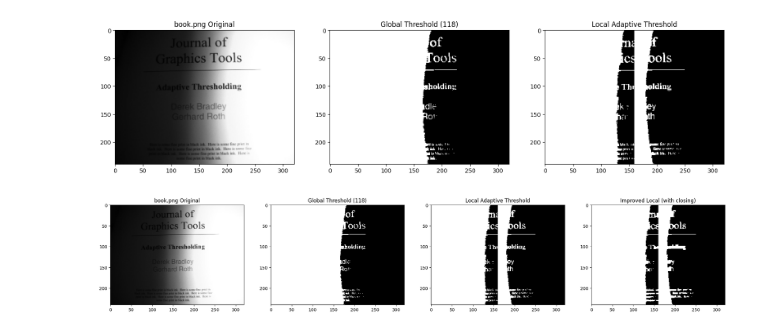
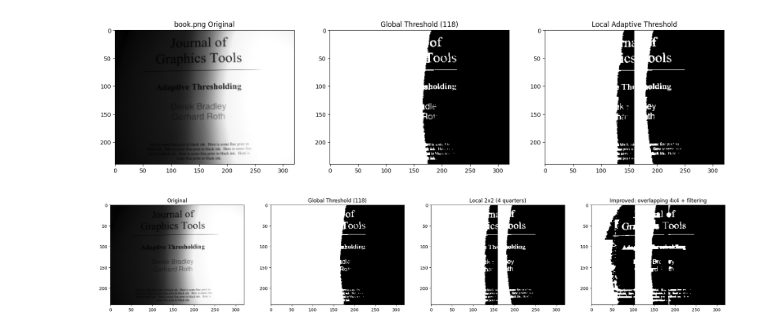
Before and after one commit to MoBahgat010/Image-Processing, a Jupyter notebook: Lab8/Lab_Seg2_STD.ipynb, the cells around one changed output. Drawn from its saved outputs; the diff is of its cells as text; code cells hidden in the pictures.

```diff
--- a/Lab8/Lab_Seg2_STD.ipynb
+++ b/Lab8/Lab_Seg2_STD.ipynb
@@ -105,13 +108,50 @@ show_images([book_img, global_binary, local_binary],
             ['book.png Original', f'Global Threshold ({global_threshold})', 'Local Adaptive Threshold'])
 # %% [output]
 [figure]
-# %%
-from skimage.morphology import binary_closing
-
-kernel = np.ones((3, 3), dtype=np.uint8)
-improved_local_binary = binary_closing(local_binary.astype(bool), footprint=kernel).astype(np.uint8) * 255
-
-show_images([book_img, global_binary, local_binary, improved_local_binary],
-            ['book.png Original', f'Global Threshold ({global_threshold})', 'Local Adaptive Threshold', 'Improved Local (with closing)'])
-# %% [output]
-[figure, removed]
+# %%
+# Experiment 3 (Bonus): Improve segmentation with overlapping adaptive blocks + post-processing
+from scipy.ndimage import median_filter
+from skimage.morphology import binary_closing
+
+# Reuse global threshold result
+global_threshold = getThreshold(book_img)
+global_binary = np.where(book_img * 255 < global_threshold, 0, 255).astype(np.uint8)
+
+h, w = book_img.shape
+rows, cols = 4, 4  # smaller blocks -> finer adaptation
+block_h, block_w = h // rows, w // cols
+overlap = 24  # pixels to overlap to avoid seams
+
+accumulator = np.zeros((h, w), dtype=np.float64)
+weights = np.zeros((h, w), dtype=np.float64)
+
+for row in range(rows):
+    for col in range(cols):
+        r0 = max(0, row * block_h - overlap)
+        r1 = min(h, (row + 1) * block_h + overlap)
+        c0 = max(0, col * block_w - overlap)
+        c1 = min(w, (col + 1) * block_w + overlap)
+
+        block = book_img[r0:r1, c0:c1]
+        if block.size == 0:
+            continue
+
+        block_thresh = getThreshold(block)
+        block_binary = np.where(block * 255 < block_thresh, 0, 255).astype(np.float64)
+
+        accumulator[r0:r1, c0:c1] += block_binary
+        weights[r0:r1, c0:c1] += 1
+
+# Averaging overlapping regions
+improved_local_binary = np.where(weights > 0, accumulator / weights, 0)
+improved_local_binary = (improved_local_binary >= 128).astype(np.uint8) * 255
+
+# Closing
+improved_local_binary = binary_closing((improved_local_binary == 255), footprint=np.ones((3, 3))).astype(np.uint8) * 255
+
+show_images(
+    [book_img, global_binary, local_binary, improved_local_binary],
+    ['Original',f'Global Threshold ({global_threshold})','Local 2x2 (4 quarters)','Improved: overlapping 4x4 + filtering']
+)
+# %% [output]
+[figure, added]
```
Also changed, not shown: parts of 3 cells of this notebook, 2 other files.
